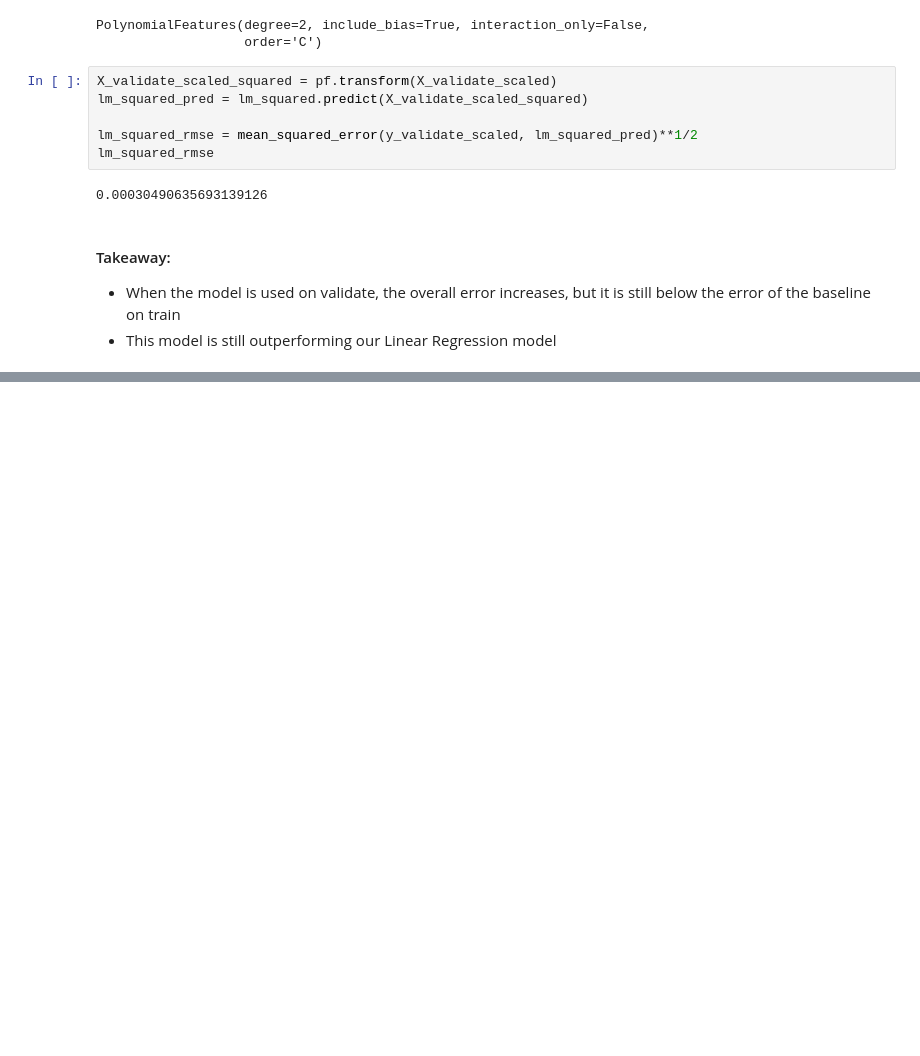
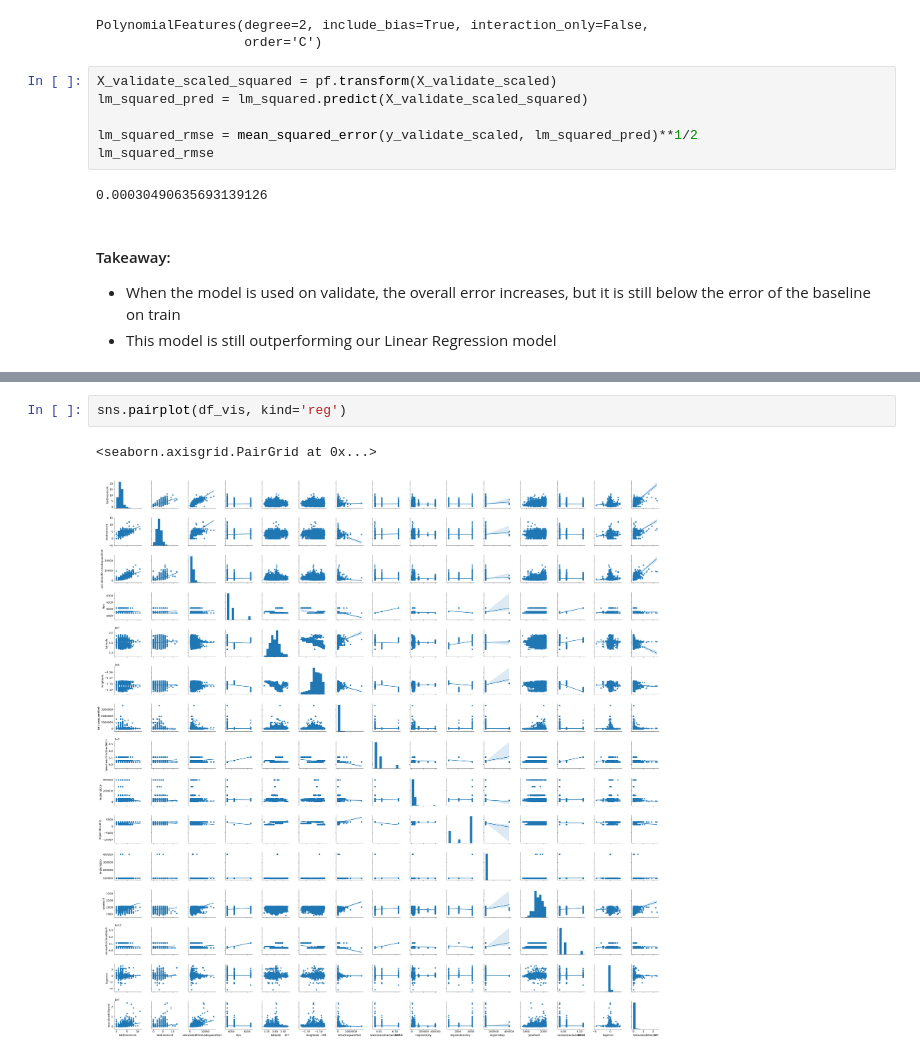
Before and after one commit to Estimating-Home-Value/Predicting-Tax-Assessed-Home-Values, a Jupyter notebook: model.ipynb, the cells around one changed output, grey strips where cells are left out. Saved outputs shown, nothing was run; the diff lists cells and outputs as text; blank space fills up the shorter version.

```diff
--- a/model.ipynb
+++ b/model.ipynb
@@ -582,0 +688,5 @@ lm_squared_rmse
+# %%
+sns.pairplot(df_vis, kind='reg')
+# %% [output]
+<seaborn.axisgrid.PairGrid at 0x...>
+[figure, added]
```
Also changed, not shown: parts of 16 cells of this notebook.
